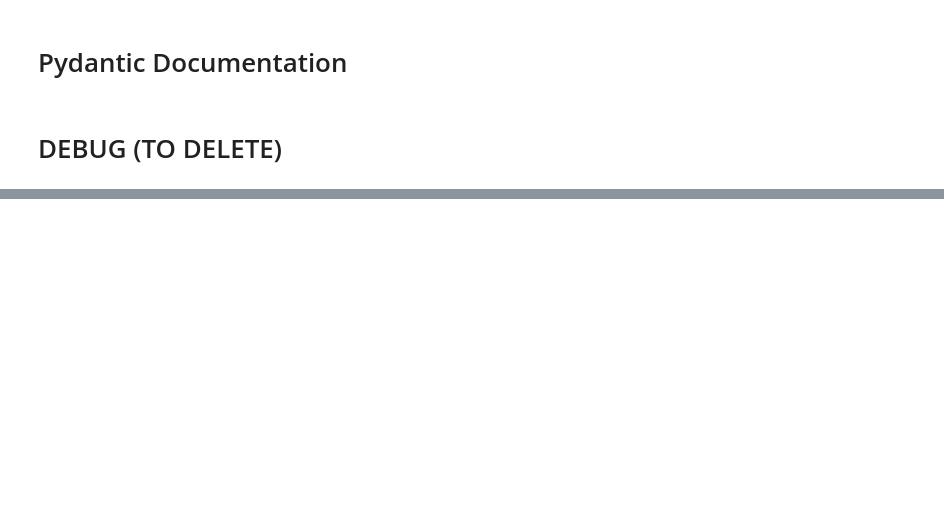
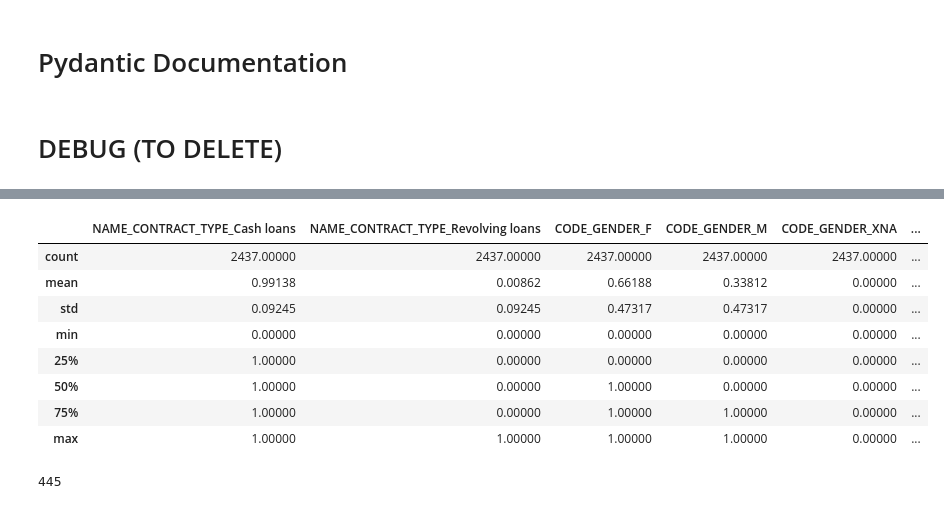
Before and after one commit to guilhembr/Dashboard-Classification-Prospects-bancaires, a Jupyter notebook: model_training.ipynb, the cells around one changed output, grey strips where cells are left out. Saved outputs shown, nothing was run; the diff lists cells and outputs as text; code cells hidden in the pictures; blank space fills up the shorter version.

```diff
--- a/model_training.ipynb
+++ b/model_training.ipynb
@@ -441,0 +826,10 @@ X = np.asarray(X)
+# %%
+#cat columns list after ohe
+cat_features_list_after_ohe = ohe.get_feature_names(list_cat_features).tolist()
+
+#concatenate list of features
+features_list_after_prepr_test = cat_features_list_after_ohe + list_num_features
+
+#transform X into a dataframe with column names
+ohe_dataframe_test = pd.DataFrame(X, columns=features_list_after_prepr_test)
+ohe_dataframe_test["pred"] = y_pred_proba
@@ -441,0 +887,16 @@ X = np.asarray(X)
+# %%
+ohe_dataframe_test.describe()
+# %% [output]
+|  | NAME_CONTRACT_TYPE_Cash loans | NAME_CONTRACT_TYPE_Revolving loans | CODE_GENDER_F | CODE_GENDER_M | CODE_GENDER_XNA | ... |
+| count | 2437.00000 | 2437.00000 | 2437.00000 | 2437.00000 | 2437.00000 | ... |
+| mean | 0.99138 | 0.00862 | 0.66188 | 0.33812 | 0.00000 | ... |
+| std | 0.09245 | 0.09245 | 0.47317 | 0.47317 | 0.00000 | ... |
+| min | 0.00000 | 0.00000 | 0.00000 | 0.00000 | 0.00000 | ... |
+| 25% | 1.00000 | 0.00000 | 0.00000 | 0.00000 | 0.00000 | ... |
+| 50% | 1.00000 | 0.00000 | 1.00000 | 0.00000 | 0.00000 | ... |
+| 75% | 1.00000 | 0.00000 | 1.00000 | 1.00000 | 0.00000 | ... |
+| max | 1.00000 | 1.00000 | 1.00000 | 1.00000 | 0.00000 | ... |
+# %%
+df_test.shape[0] - 1992
+# %% [output]
+445
```
Also changed, not shown: parts of 56 cells of this notebook, 11 other files.
